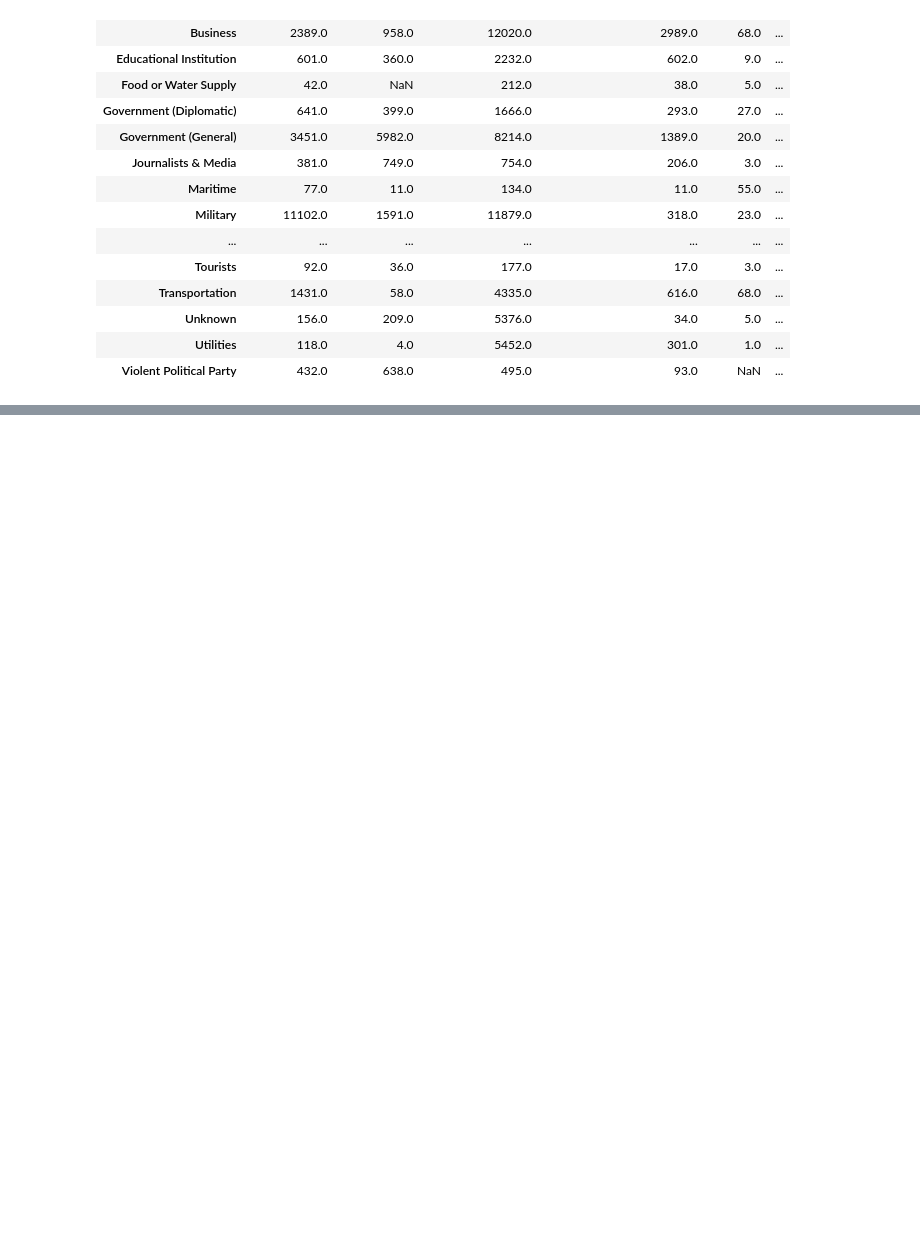
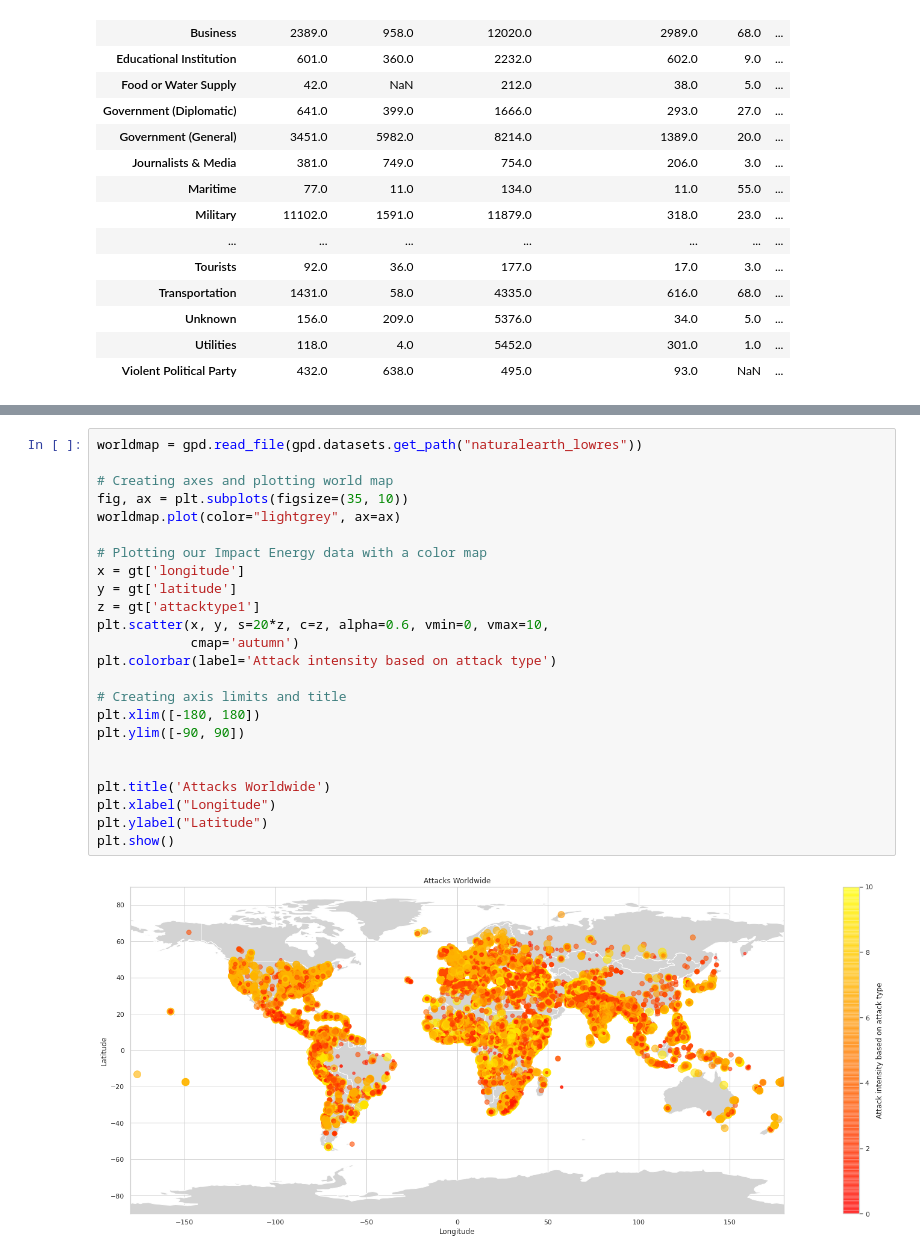
Before and after one commit to ajinkyajumde/Global-Terrorism-Analysis, a Jupyter notebook: Untitled1_ipyn.ipynb, the cells around one changed output, grey strips where cells are left out. Drawn from its saved outputs; the diff is of its cells as text; blank space fills up the shorter version.

```diff
--- a/Untitled1_ipyn.ipynb
+++ b/Untitled1_ipyn.ipynb
@@ -212,0 +294,26 @@ targ
+# %%
+worldmap = gpd.read_file(gpd.datasets.get_path("naturalearth_lowres"))
+
+# Creating axes and plotting world map
+fig, ax = plt.subplots(figsize=(35, 10))
+worldmap.plot(color="lightgrey", ax=ax)
+
+# Plotting our Impact Energy data with a color map
+x = gt['longitude']
+y = gt['latitude']
+z = gt['attacktype1']
+plt.scatter(x, y, s=20*z, c=z, alpha=0.6, vmin=0, vmax=10,
+            cmap='autumn')
+plt.colorbar(label='Attack intensity based on attack type')
+
+# Creating axis limits and title
+plt.xlim([-180, 180])
+plt.ylim([-90, 90])
+
+
+plt.title('Attacks Worldwide')
+plt.xlabel("Longitude")
+plt.ylabel("Latitude")
+plt.show()
+# %% [output]
+[figure, added]
```
Also changed, not shown: parts of 12 cells of this notebook.
